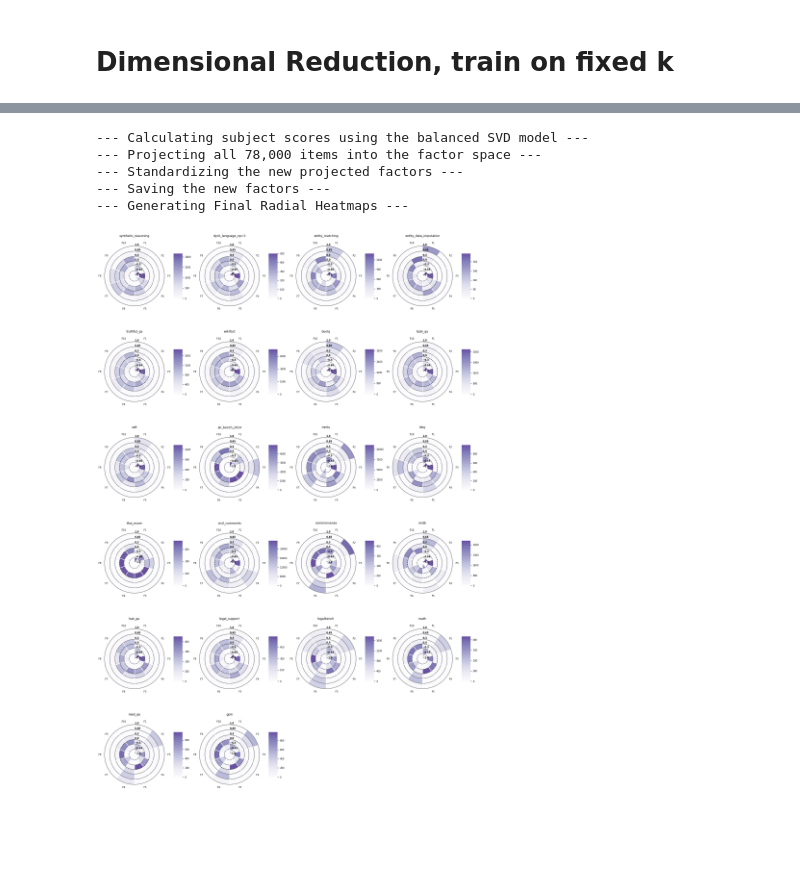
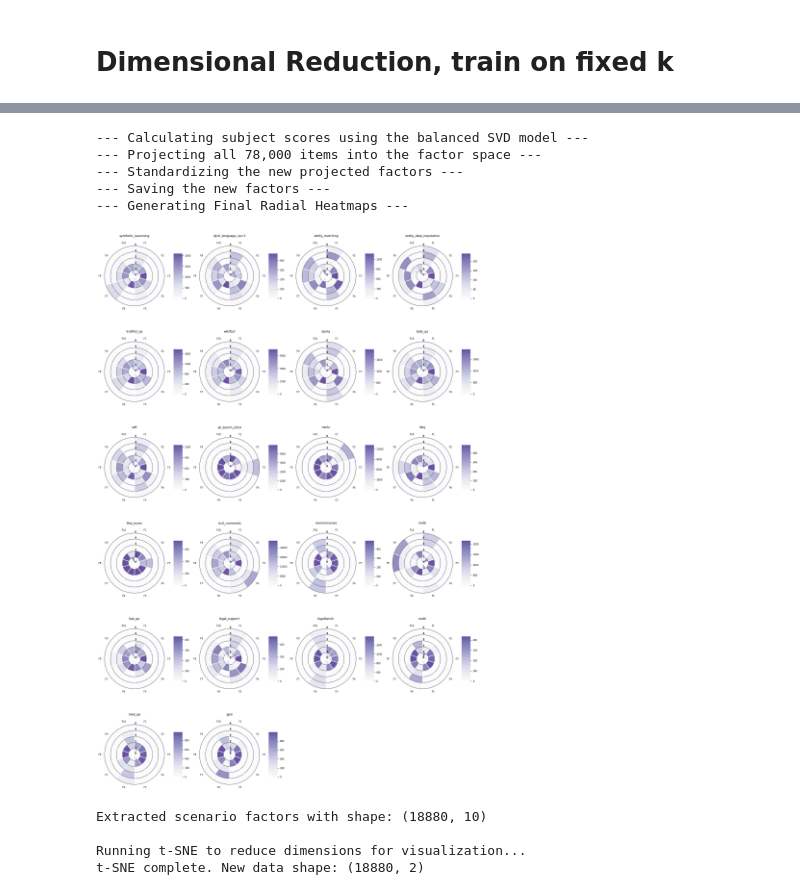
Before and after one commit to ronanhansel/reeval-multi, a Jupyter notebook: unsupervised_factor/item.ipynb, the cells around one changed output, grey strips where cells are left out. Drawn from its saved outputs; the diff is of its cells as text; code cells hidden in the pictures; blank space fills up the shorter version.

```diff
--- a/unsupervised_factor/item.ipynb
+++ b/unsupervised_factor/item.ipynb
@@ -132,7 +132,7 @@ Saved balanced DataFrame to: '../data/resmat_1500.pkl'
 import pandas as pd
 import numpy as np
 import matplotlib.pyplot as plt
-from sklearn.decomposition import TruncatedSVD
+from sklearn.decomposition import NMF
 from sklearn.metrics import roc_auc_score
 import warnings
 
@@ -178,9 +178,9 @@ rank_range = range(2, 31) # Iterate from k=2 to k=30
 
 print("\nStarting iteration to find the best rank (k)...")
 for k in rank_range:
-    svd = TruncatedSVD(n_components=k, random_state=42)
-    transformed_data = svd.fit_transform(imputed_train_resmat)
-    prediction_matrix = svd.inverse_transform(transformed_data)
+    model = NMF(n_components=k, init='random', random_state=42, max_iter=500)
+    transformed_data = model.fit_transform(imputed_train_resmat)
+    prediction_matrix = model.inverse_transform(transformed_data)
     predicted_test_values = prediction_matrix[test_rows, test_cols]
 
     # Ensure there are both 0s and 1s in the true values to calculate AUC
@@ -219,7 +219,7 @@ plt.show()
 # == Step 5: Perform Stratified Evaluation with the Best Model
 # ===================================================================
 print(f"\nTraining final model with optimal k={OPTIMAL_K} for stratified evaluation...")
-final_svd = TruncatedSVD(n_components=OPTIMAL_K, random_state=42)
+final_svd = NMF(n_components=OPTIMAL_K, random_state=42)
 final_svd.fit(imputed_train_resmat)
 prediction_matrix_final = final_svd.inverse_transform(final_svd.transform(imputed_train_resmat))
 
@@ -295,9 +311,9 @@ import pandas as pd
 import numpy as np
 import matplotlib.pyplot as plt
 import matplotlib.cm as cm
-from sklearn.decomposition import TruncatedSVD
 from sklearn.manifold import TSNE
 import pickle
+from sklearn.decomposition import NMF
 
 # ===================================================================
 # == Step 1: Train the Final SVD Model with Optimal k=11
@@ -309,14 +325,14 @@ imputed_resmat = resmat.fillna(0)
 
 # Train the final SVD model with your chosen rank
 OPTIMAL_K = 10
-svd_final = TruncatedSVD(n_components=OPTIMAL_K, random_state=42)
-svd_final.fit(imputed_resmat)
+model_final = NMF(n_components=OPTIMAL_K, random_state=42)
+model_final.fit(imputed_resmat)
 print(f"Final model trained with k={OPTIMAL_K}.")
 # 2. Save the model to a file
 filename = '../result/truncated_svd_model.pkl'
 with open(filename, 'wb') as file:
-    pickle.dump(svd_final, file)
-print("Saved to ../result/truncated_svd_model.pkl")
+    pickle.dump(model_final, file)
+print("Saved to ../result/model_final.pkl")
 # %% [output]
 Loading and preparing data...
 Final model trained with k=10.
@@ -333,7 +349,7 @@ from sklearn.preprocessing import StandardScaler
 # ===================================================================
 # This is the code you provided to generate the ability scores DataFrame.
 # For this example, we'll assume 'svd_final' and 'imputed_resmat' exist.
-ability_scores = svd_final.transform(imputed_resmat)
+ability_scores = model_final.transform(imputed_resmat)
 model_names = resmat.index
 factor_names = [f'F{i+1}' for i in range(ability_scores.shape[1])]
 ability_df = pd.DataFrame(ability_scores, index=model_names, columns=factor_names)
@@ -579,8 +595,7 @@ def plot_scenario_svd_heatmap(scaled_scenario_factors: np.ndarray, scenario_labe
 	loadings_df = pd.DataFrame(scaled_scenario_factors, columns=factor_names)
 	loadings_df['scenario'] = scenario_labels
 
-	# Map the [-1, 1] data range to a [0, 2] plotting range
-	r_bins_data = np.array([-1, -0.65, -0.3, 0, 0.3, 0.65, 1])
+	r_bins_data = np.array([0, 1, 2, 3, 4, 5])
 	r_tick_labels = [f"$\\bf{{{b}}}$" for b in r_bins_data]  # Bold tick labels using LaTeX
 	r_bins_plot = r_bins_data + 1 # We plot on a positive radius
 
@@ -647,7 +662,7 @@ def plot_scenario_svd_heatmap(scaled_scenario_factors: np.ndarray, scenario_labe
 
 		for r_val in r_bins_plot[:-1]:
 			# Check if the current radius is the one we want to style differently
-			if np.isclose(r_val, zero_line_radius):
+			if np.isclose(r_val, zero_line_radius) and False: # Temporarily disable the dashed line
 				# Apply special styling for the zero line
 				ax.plot(theta_circle, np.full_like(theta_circle, r_val), color='black', lw=1, linestyle='--', zorder=5)
 			else:
@@ -700,49 +715,49 @@ resmat_18k_cols = pd.read_pickle("../data/resmat_1500.pkl").columns
 # 2. Get the subject scores by transforming ONLY the balanced items from the full resmat
 print("--- Calculating subject scores using the balanced SVD model ---")
 # This creates a (subjects, n_factors) matrix
-subject_scores = svd_final.transform(resmat[resmat_18k_cols].fillna(0))
+subject_scores = model_final.transform(resmat[resmat_18k_cols].fillna(0))
 
 # 3. Project the full resmat onto the subject scores to get the new item loadings
 print("--- Projecting all 78,000 items into the factor space ---")
 # We use the pseudo-inverse for the projection
 subject_scores_pinv = np.linalg.pinv(subject_scores)
 # The result is a (n_factors, 78000 items) matrix
 all_item_factors_T = subject_scores_pinv @ resmat.fillna(0).values
 # Transpose it to get the desired (78000 items, n_factors) shape
 all_item_factors = all_item_factors_T.T
 
-# 4. Standardize the new factors to a [-1, 1] range
+# 4. Standardize the new factors to a [0, 5] range
 print("--- Standardizing the new projected factors ---")
-scaler = MinMaxScaler(feature_range=(-1, 1))
+scaler = MinMaxScaler(feature_range=(0, 5))
 scaled_factors = scaler.fit_transform(all_item_factors)
 
 print("--- Saving the new factors ---")
 np.save("../result/scaled_factors.npy", scaled_factors)
 
 sorted_scenarios = sorted(unique_scenarios, key=lambda s: scenario_to_group_map.get(s, "zzzz_default"))
 
 # 5. Call the plotting function with the new, correctly calculated factors
 plot_scenario_svd_heatmap(
 	scaled_factors,
 	scenario_labels,
 	sorted_scenarios,
 	group_color_map,          # Pass the color map
 	scenario_to_group_map     # Pass the lookup map
 )
 # %% [output]
 --- Calculating subject scores using the balanced SVD model ---
 --- Projecting all 78,000 items into the factor space ---
 --- Standardizing the new projected factors ---
 --- Saving the new factors ---
 --- Generating Final Radial Heatmaps ---
-[figure, old version]
+[figure, new version]
 # %%
 # ===================================================================
 # == Step 2: Extract the Scenario Representations
 # ===================================================================
-# The matrix `svd_final.components_` has a shape of (k, n_scenarios).
+# The matrix `model_final.components_` has a shape of (k, n_scenarios).
 # We need to transpose it to get (n_scenarios, k) for t-SNE.
-scenario_factors = svd_final.components_.T
+scenario_factors = model_final.components_.T
 print(f"Extracted scenario factors with shape: {scenario_factors.shape}")
 
 # ===================================================================
@@ -753,6 +768,11 @@ print("\nRunning t-SNE to reduce dimensions for visualization...")
 tsne = TSNE(n_components=2, perplexity=30, random_state=42, n_jobs=-1)
 scenario_2d = tsne.fit_transform(scenario_factors)
 print(f"t-SNE complete. New data shape: {scenario_2d.shape}")
+# %% [output]
+Extracted scenario factors with shape: (18880, 10)
+
+Running t-SNE to reduce dimensions for visualization...
+t-SNE complete. New data shape: (18880, 2)
 # %%
 np.save("../result/scenario_2d.npy", scenario_2d)
 np.save("../result/scenario_factors.npy", scenario_factors)
```
Also changed, not shown: parts of 7 cells of this notebook.
